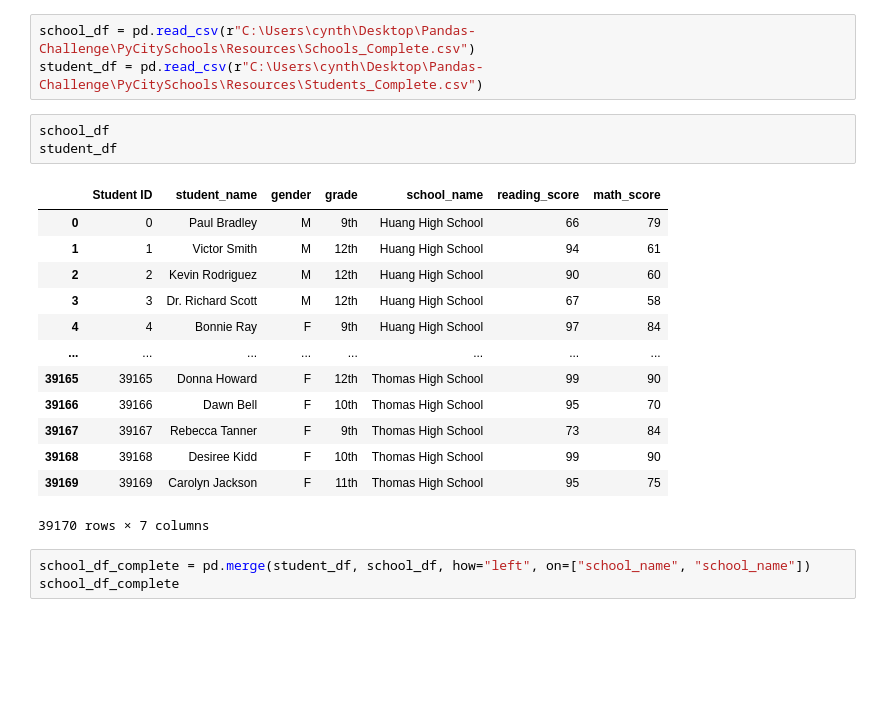
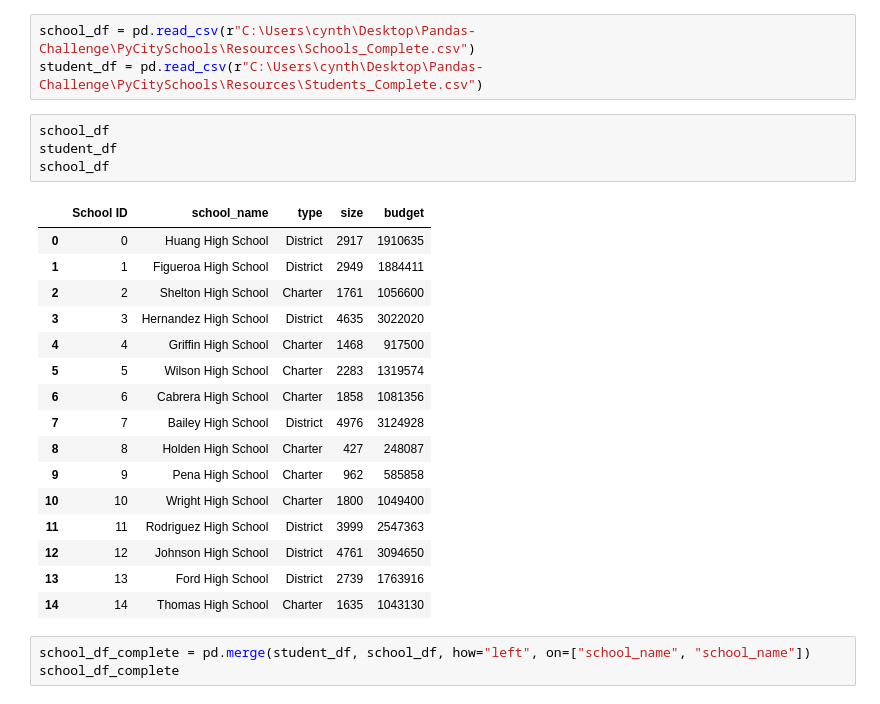
Before and after one commit to cynthiazhang88/Pandas-Challenge, a Jupyter notebook: PyCitySchools/PyCitySchools_starter.ipyb/PyCitySchools Data.ipynb, the cells around one changed output. Cells and saved outputs as stored; diff of their text form; blank space fills up the shorter version.

```diff
--- a/PyCitySchools/PyCitySchools_starter.ipyb/PyCitySchools Data.ipynb
+++ b/PyCitySchools/PyCitySchools_starter.ipyb/PyCitySchools Data.ipynb
@@ -7,20 +7,24 @@ student_df = pd.read_csv(r"C:\Users\cynth\Desktop\Pandas-Challenge\PyCitySchools
 # %%
 school_df
 student_df
+school_df
 # %% [output]
-|  | Student ID | student_name | gender | grade | school_name | reading_score | math_score |
-| 0 | 0 | Paul Bradley | M | 9th | Huang High School | 66 | 79 |
-| 1 | 1 | Victor Smith | M | 12th | Huang High School | 94 | 61 |
-| 2 | 2 | Kevin Rodriguez | M | 12th | Huang High School | 90 | 60 |
-| 3 | 3 | Dr. Richard Scott | M | 12th | Huang High School | 67 | 58 |
-| 4 | 4 | Bonnie Ray | F | 9th | Huang High School | 97 | 84 |
-| ... | ... | ... | ... | ... | ... | ... | ... |
-| 39165 | 39165 | Donna Howard | F | 12th | Thomas High School | 99 | 90 |
-| 39166 | 39166 | Dawn Bell | F | 10th | Thomas High School | 95 | 70 |
-| 39167 | 39167 | Rebecca Tanner | F | 9th | Thomas High School | 73 | 84 |
-| 39168 | 39168 | Desiree Kidd | F | 10th | Thomas High School | 99 | 90 |
-| 39169 | 39169 | Carolyn Jackson | F | 11th | Thomas High School | 95 | 75 |
+|  | School ID | school_name | type | size | budget |
+| 0 | 0 | Huang High School | District | 2917 | 1910635 |
+| 1 | 1 | Figueroa High School | District | 2949 | 1884411 |
+| 2 | 2 | Shelton High School | Charter | 1761 | 1056600 |
+| 3 | 3 | Hernandez High School | District | 4635 | 3022020 |
+| 4 | 4 | Griffin High School | Charter | 1468 | 917500 |
+| 5 | 5 | Wilson High School | Charter | 2283 | 1319574 |
+| 6 | 6 | Cabrera High School | Charter | 1858 | 1081356 |
+| 7 | 7 | Bailey High School | District | 4976 | 3124928 |
+| 8 | 8 | Holden High School | Charter | 427 | 248087 |
+| 9 | 9 | Pena High School | Charter | 962 | 585858 |
+| 10 | 10 | Wright High School | Charter | 1800 | 1049400 |
+| 11 | 11 | Rodriguez High School | District | 3999 | 2547363 |
+| 12 | 12 | Johnson High School | District | 4761 | 3094650 |
+| 13 | 13 | Ford High School | District | 2739 | 1763916 |
+| 14 | 14 | Thomas High School | Charter | 1635 | 1043130 |
-39170 rows × 7 columns
 # %%
 school_df_complete = pd.merge(student_df, school_df, how="left", on=["school_name", "school_name"])
 school_df_complete
```
Also changed, not shown: parts of 5 cells of this notebook.
